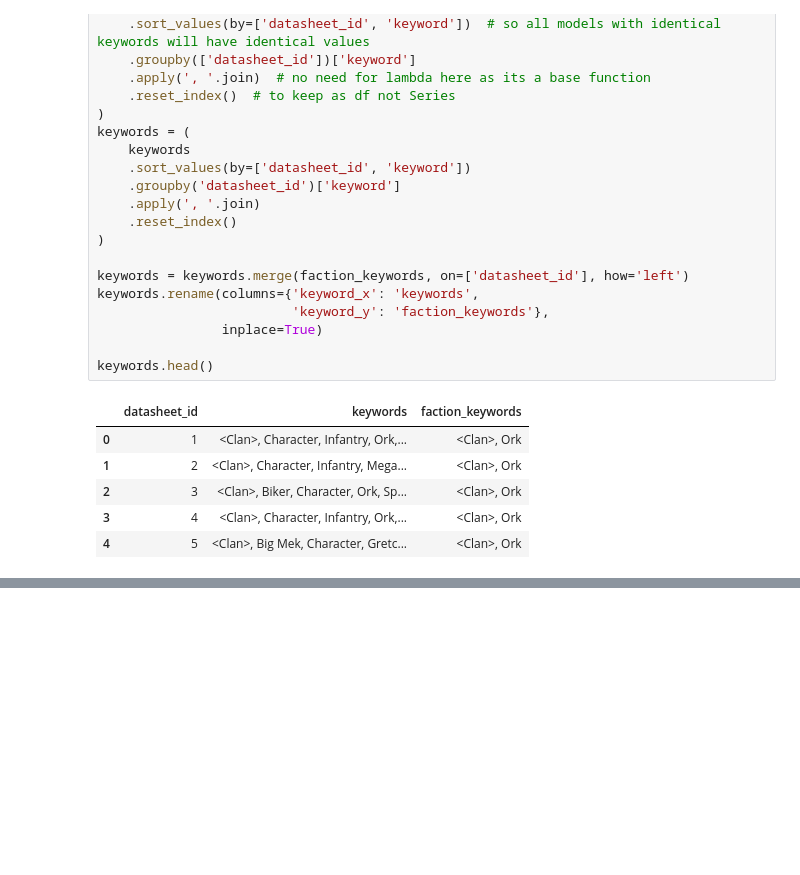
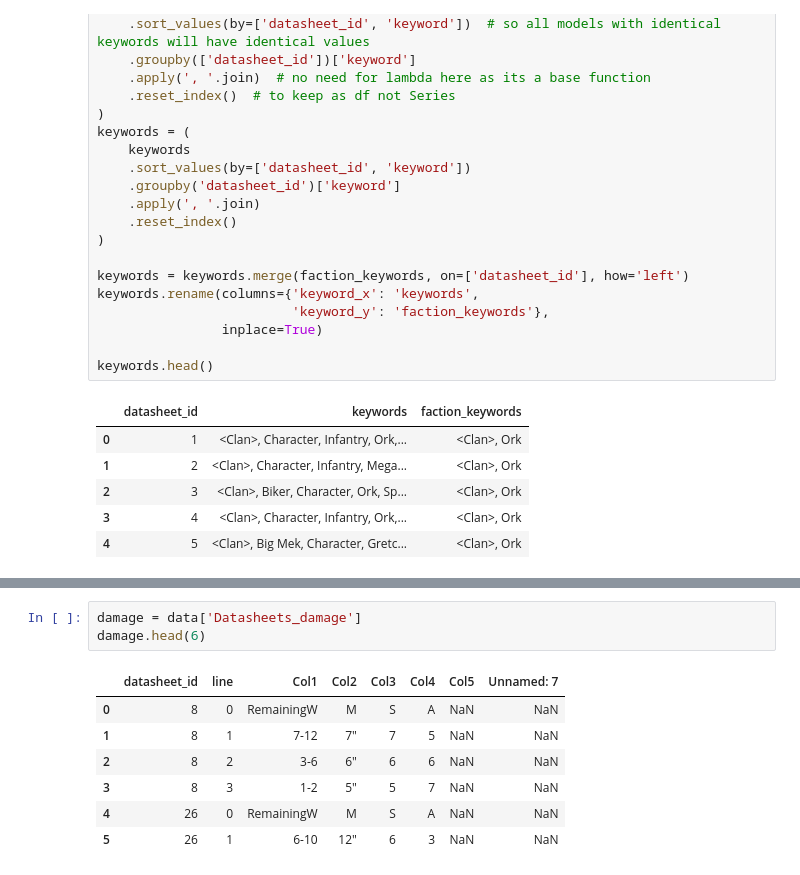
Before and after one commit to JohnStokes228/40k_points_regression, a Jupyter notebook: points_regression.ipynb, the cells around one changed output, grey strips where cells are left out. Saved outputs shown, nothing was run; the diff lists cells and outputs as text; blank space fills up the shorter version.

```diff
--- a/points_regression.ipynb
+++ b/points_regression.ipynb
@@ -163 +215,12 @@ datasheets.head()
+# %%
+damage = data['Datasheets_damage']
+damage.head(6)
+# %% [output]
+|  | datasheet_id | line | Col1 | Col2 | Col3 | Col4 | Col5 | Unnamed: 7 |
+| 0 | 8 | 0 | RemainingW | M | S | A | NaN | NaN |
+| 1 | 8 | 1 | 7-12 | 7" | 7 | 5 | NaN | NaN |
+| 2 | 8 | 2 | 3-6 | 6" | 6 | 6 | NaN | NaN |
+| 3 | 8 | 3 | 1-2 | 5" | 5 | 7 | NaN | NaN |
+| 4 | 26 | 0 | RemainingW | M | S | A | NaN | NaN |
+| 5 | 26 | 1 | 6-10 | 12" | 6 | 3 | NaN | NaN |
 # %% [markdown]
```
Also changed, not shown: parts of 14 cells of this notebook.
